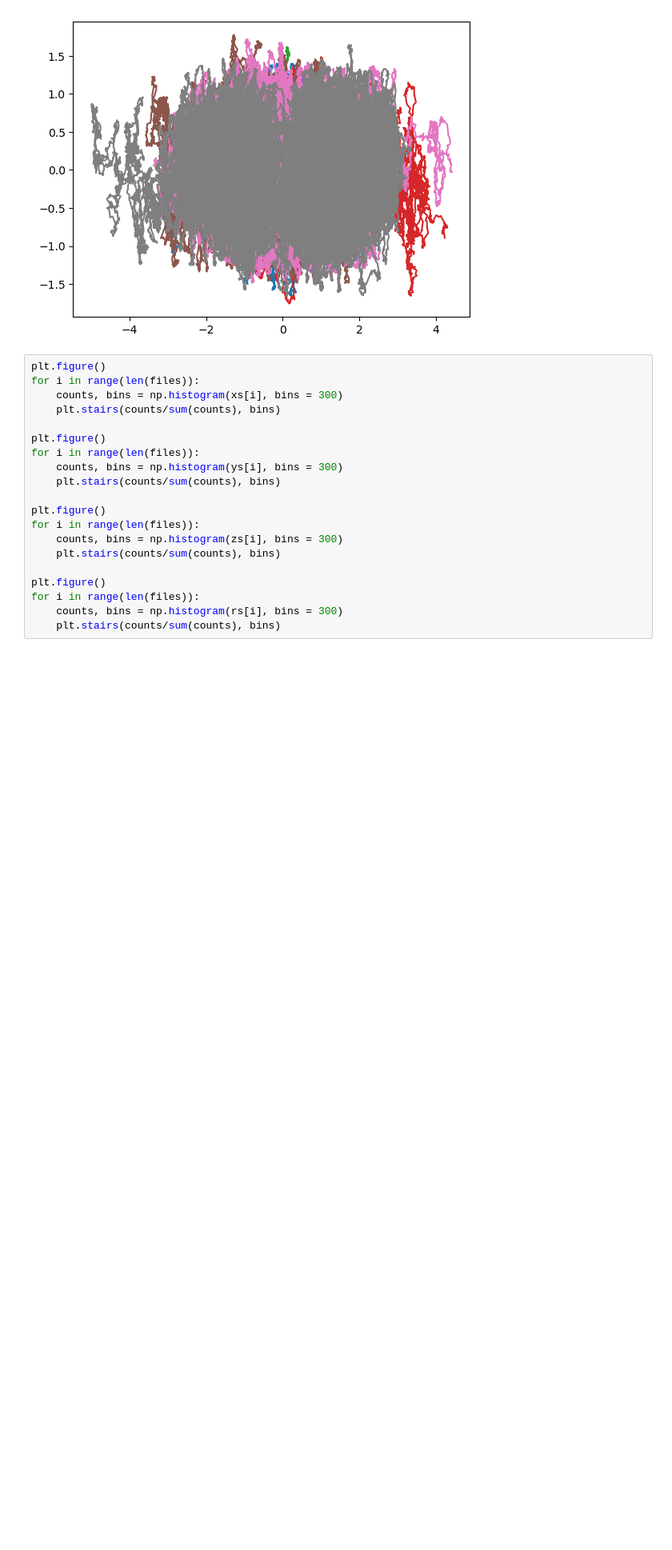
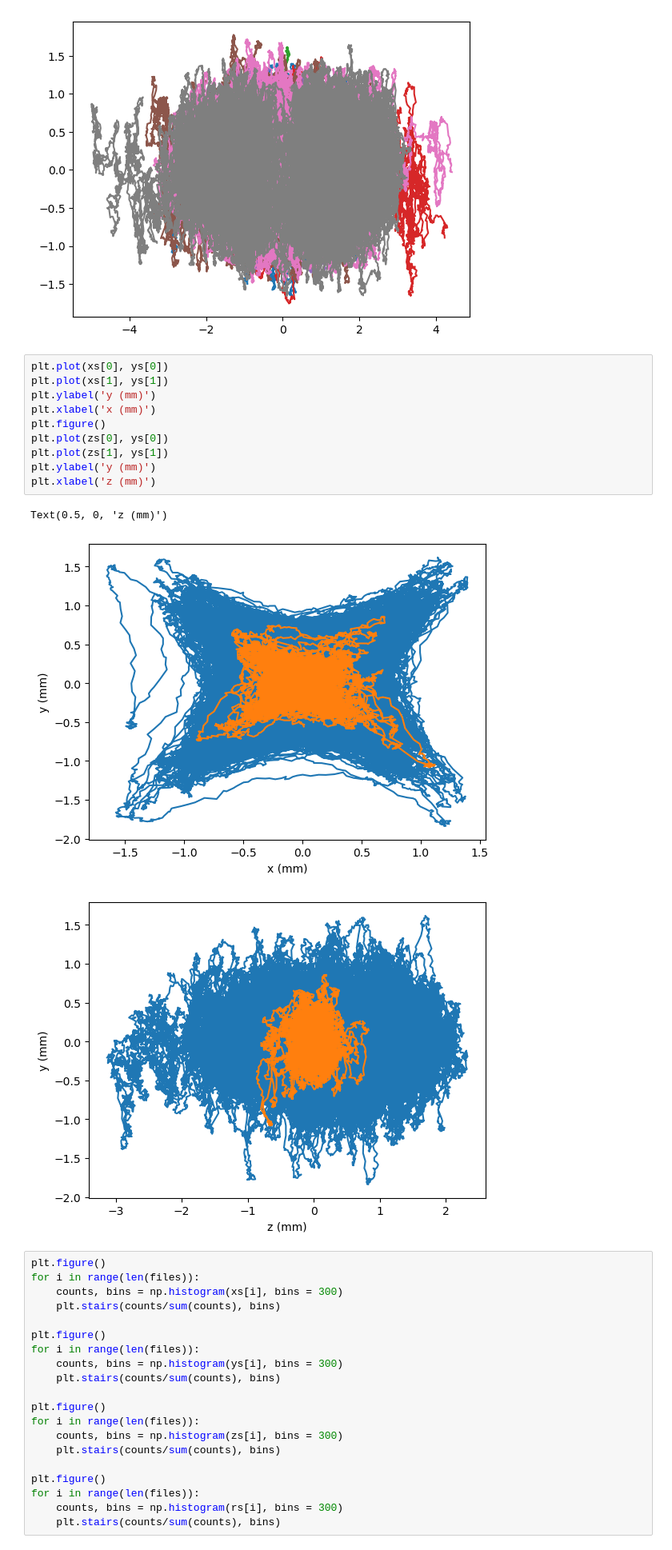
Before and after one commit to tompenny/SIMPLE-Ion-Capture-efficiency, a Jupyter notebook: Nanosphere/SIMION/240820 - test chamber, just trap.ipynb, the cells around one changed output. Shown at 80% size. Cells and saved outputs as stored; diff of their text form; blank space fills up the shorter version.

```diff
--- a/Nanosphere/SIMION/240820 - test chamber, just trap.ipynb
+++ b/Nanosphere/SIMION/240820 - test chamber, just trap.ipynb
@@ -92,6 +92,20 @@ for i in range(len(files)):
 # %% [output]
 [figure]
 [figure]
+# %%
+plt.plot(xs[0], ys[0])
+plt.plot(xs[1], ys[1])
+plt.ylabel('y (mm)')
+plt.xlabel('x (mm)')
+plt.figure()
+plt.plot(zs[0], ys[0])
+plt.plot(zs[1], ys[1])
+plt.ylabel('y (mm)')
+plt.xlabel('z (mm)')
+# %% [output]
+Text(0.5, 0, 'z (mm)')
+[figure, added]
+[figure, added]
 # %%
 plt.figure()
 for i in range(len(files)):
```
Also changed, not shown: parts of 19 cells of this notebook.
